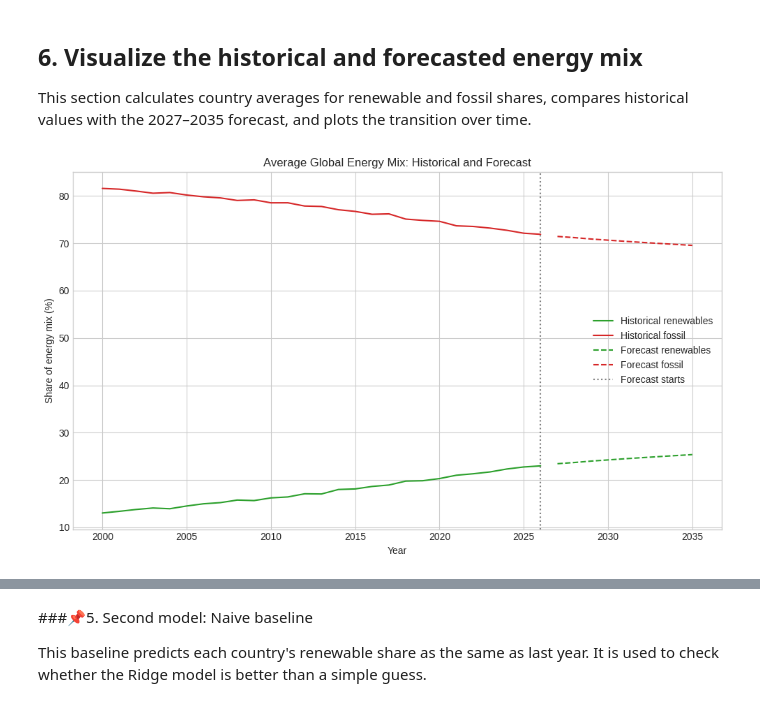
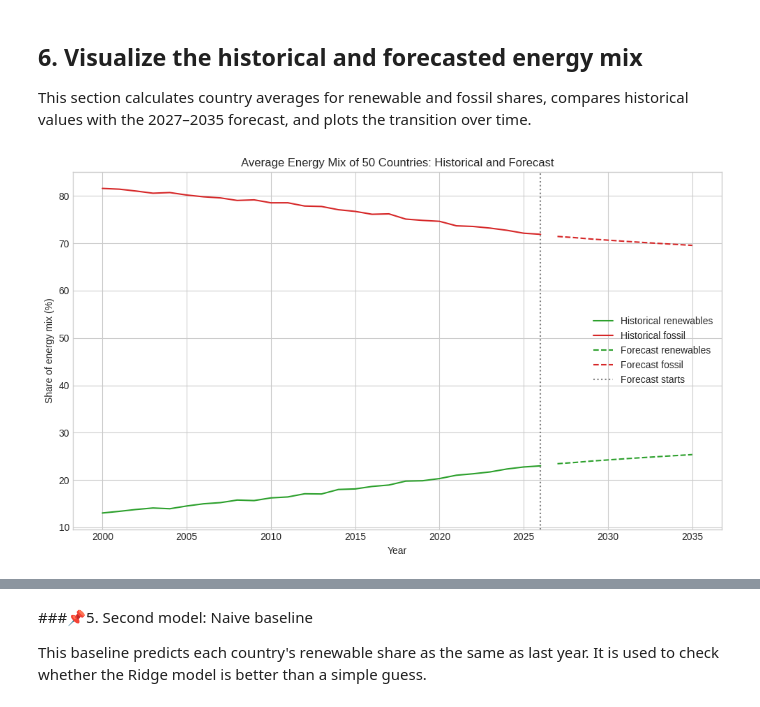
Before and after one commit to BammLNG/Data-Mining, a Jupyter notebook: Model.ipynb, the cells around one changed output, grey strips where cells are left out. Saved outputs shown, nothing was run; the diff lists cells and outputs as text; code cells hidden in the pictures.

```diff
--- a/Model.ipynb
+++ b/Model.ipynb
@@ -134,17 +134,18 @@ This section calculates country averages for renewable and fossil shares, compar
 # %%
 historical_average = energy.groupby("year")[["renewables_total_pct", "fossil_total_pct"]].mean().reset_index()
 forecast_average = forecast.groupby("year")[["renewables_total_pct", "fossil_total_pct"]].mean().reset_index()
 plt.figure(figsize=(10, 6))
 plt.plot(historical_average.year, historical_average.renewables_total_pct, label="Historical renewables", color="#2ca02c")
 plt.plot(historical_average.year, historical_average.fossil_total_pct, label="Historical fossil", color="#d62728")
 plt.plot(forecast_average.year, forecast_average.renewables_total_pct, "--", label="Forecast renewables", color="#2ca02c")
 plt.plot(forecast_average.year, forecast_average.fossil_total_pct, "--", label="Forecast fossil", color="#d62728")
 plt.axvline(2026, color="gray", linestyle=":", label="Forecast starts")
-plt.title("Average Global Energy Mix: Historical and Forecast")
+plt.title("Average Energy Mix of 50 Countries: Historical and Forecast")
 plt.xlabel("Year")
 plt.ylabel("Share of energy mix (%)")
 plt.legend()
 plt.tight_layout()
+plt.savefig("figure3_forecast.png", dpi=200)
 plt.show()
 # %% [output]
-[figure, old version]
+[figure, new version]
```
Also changed, not shown: parts of 1 cell of this notebook.
